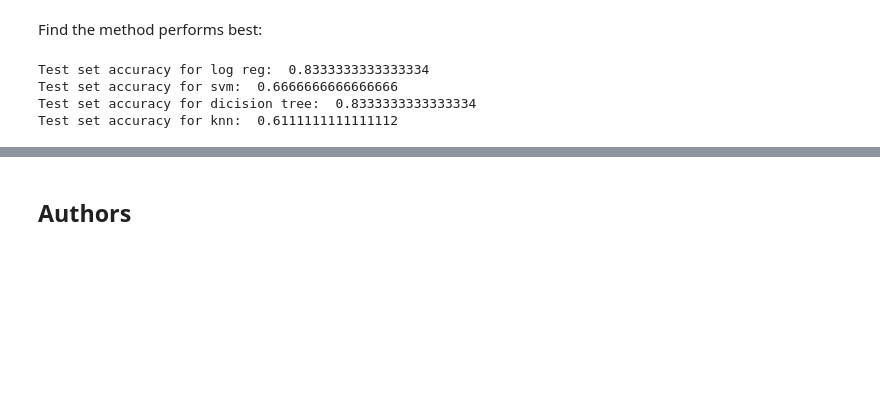
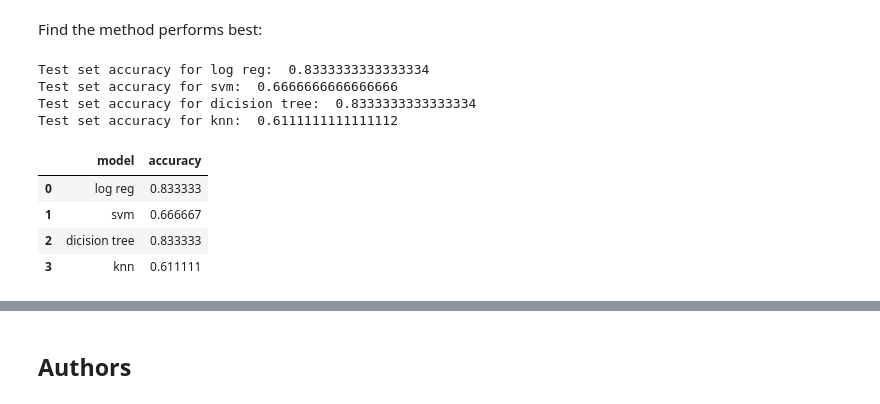
Before and after one commit to sli135/coursera, a Jupyter notebook: SpaceX_Machine_Learning_Prediction_Part_5.jupyterlite.ipynb, the cells around one changed output, grey strips where cells are left out. Drawn from its saved outputs; the diff is of its cells as text; code cells hidden in the pictures; blank space fills up the shorter version.

```diff
--- a/SpaceX_Machine_Learning_Prediction_Part_5.jupyterlite.ipynb
+++ b/SpaceX_Machine_Learning_Prediction_Part_5.jupyterlite.ipynb
@@ -369,12 +369,22 @@ plot_confusion_matrix(Y_test,yhat)
 # %% [markdown]
 Find the method performs best:
 # %%
+accuracy = {'model':[],'accuracy':[]}
 for name,cv in [['log reg',logreg_cv],['svm',svm_cv],['dicision tree',tree_cv],['knn',knn_cv]]:
     best_model = cv.best_estimator_
     test_score = best_model.score(X_test, Y_test)
     print(f"Test set accuracy for {name}: ", test_score)
+    accuracy['model'].append(name)
+    accuracy['accuracy'].append(test_score)
+df_accuracy = pd.DataFrame(accuracy)
+df_accuracy
 # %% [output]
 Test set accuracy for log reg:  0.8333333333333334
 Test set accuracy for svm:  0.6666666666666666
 Test set accuracy for dicision tree:  0.8333333333333334
 Test set accuracy for knn:  0.6111111111111112
+|  | model | accuracy |
+| 0 | log reg | 0.833333 |
+| 1 | svm | 0.666667 |
+| 2 | dicision tree | 0.833333 |
+| 3 | knn | 0.611111 |
```
Also changed, not shown: parts of 3 cells of this notebook.
